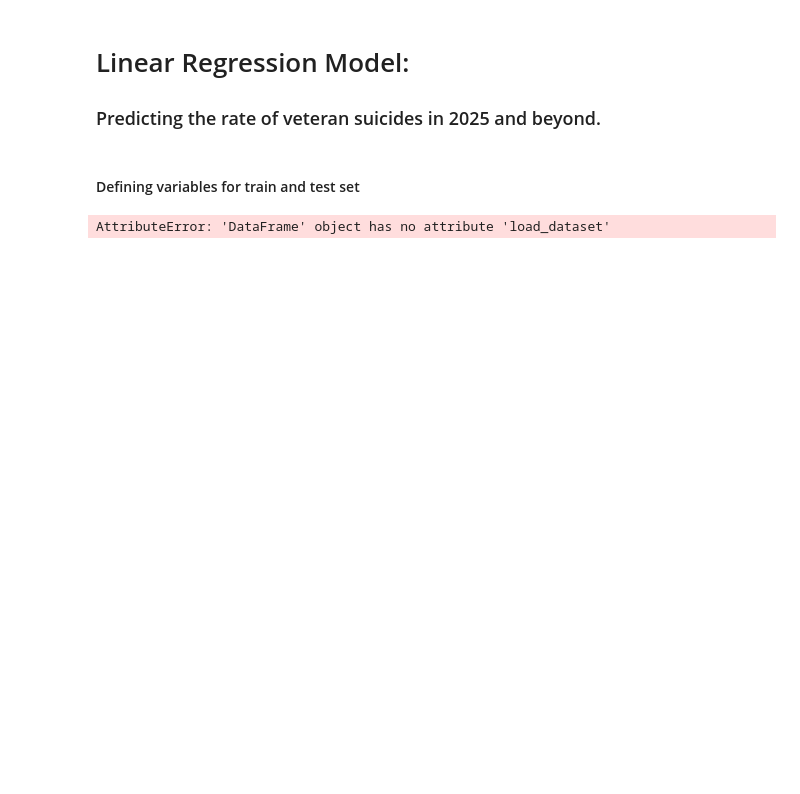
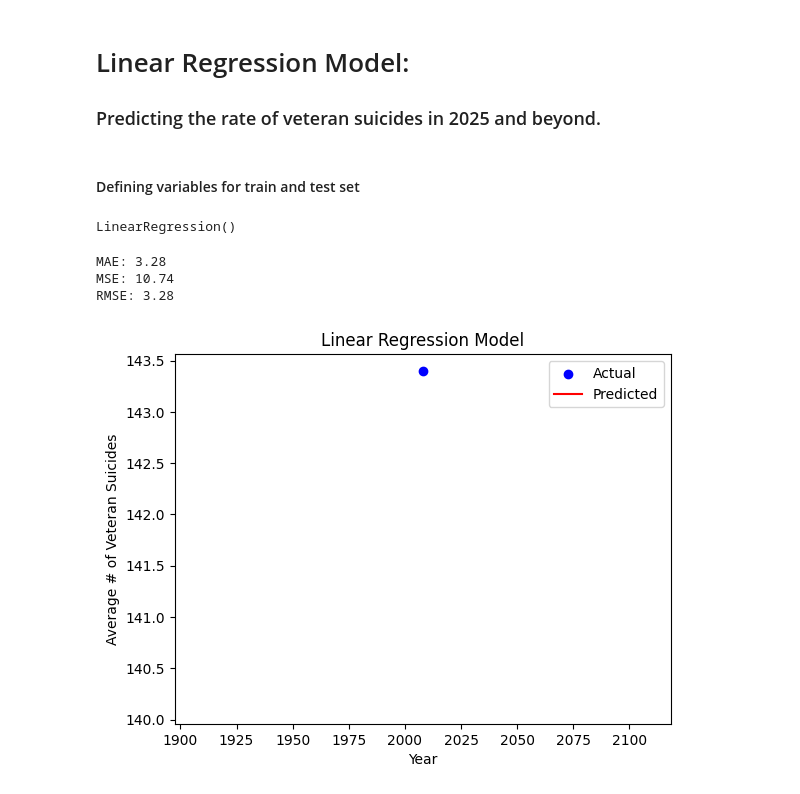
Before and after one commit to LuciMcD/Capstone-Project-MCDANIEL, a Jupyter notebook: LinearRegressionModel.ipynb, the cells around one changed output. Drawn from its saved outputs; the diff is of its cells as text; code cells hidden in the pictures; blank space fills up the shorter version.

Commit message:
starting the lr model

```diff
--- a/LinearRegressionModel.ipynb
+++ b/LinearRegressionModel.ipynb
@@ -13,18 +14,39 @@ from sklearn.metrics import mean_squared_error, r2_score
 # %% [markdown]
 #### Defining variables for train and test set
-# %%
-dataset = pd.read_csv('final cleaned data/new2005.csv')
-x = states_X, suicides_y = dataset.load_dataset(return_X_y=True)
-
-# Use only one feature
-states_X = states_X[:, np.newaxis, 2]
-
-# Split the data into training/testing sets
-states_X_train = states_X
-states_X_test = states_X
-
-# Split the targets into training/testing sets
-suicides_y_train = suicides_y
-diabetes_y_test = suicides_y
-# %% [output]
-AttributeError: 'DataFrame' object has no attribute 'load_dataset'
+# %%
+dataset = pd.read_csv('averages.csv')
+X = dataset[['year']]
+y = dataset['average veteran suicides']
+
+X_train, X_test, y_train, y_test = train_test_split(X, y, test_size=0.1)
+# %%
+from sklearn.linear_model import LinearRegression
+
+model = LinearRegression()
+model.fit(X_train, y_train)
+# %% [output]
+LinearRegression()
+# %%
+y_pred = model.predict(X_test)
+# %%
+mae = mean_absolute_error(y_test, y_pred)
+mse = mean_squared_error(y_test, y_pred)
+rmse = np.sqrt(mse)
+
+print(f"MAE: {mae:.2f}")
+print(f"MSE: {mse:.2f}")
+print(f"RMSE: {rmse:.2f}")
+# %% [output]
+MAE: 3.28
+MSE: 10.74
+RMSE: 3.28
+# %%
+plt.scatter(X_test, y_test, color='blue', label='Actual')
+plt.plot(X_test, y_pred, color='red', label='Predicted')
+plt.xlabel('Year')
+plt.ylabel('Average # of Veteran Suicides')
+plt.title('Linear Regression Model')
+plt.legend()
+plt.show()
+# %% [output]
+[figure, added]
```
Also changed, not shown: parts of 1 cell of this notebook.
